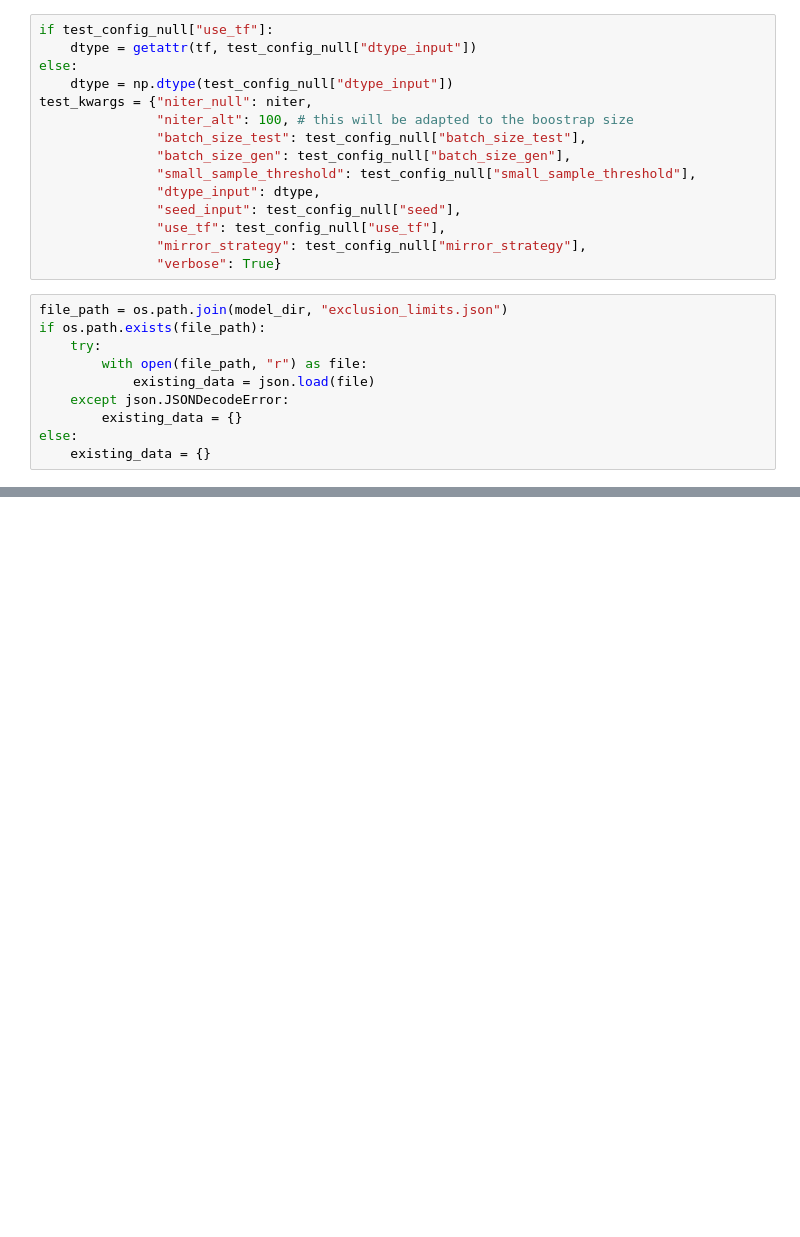
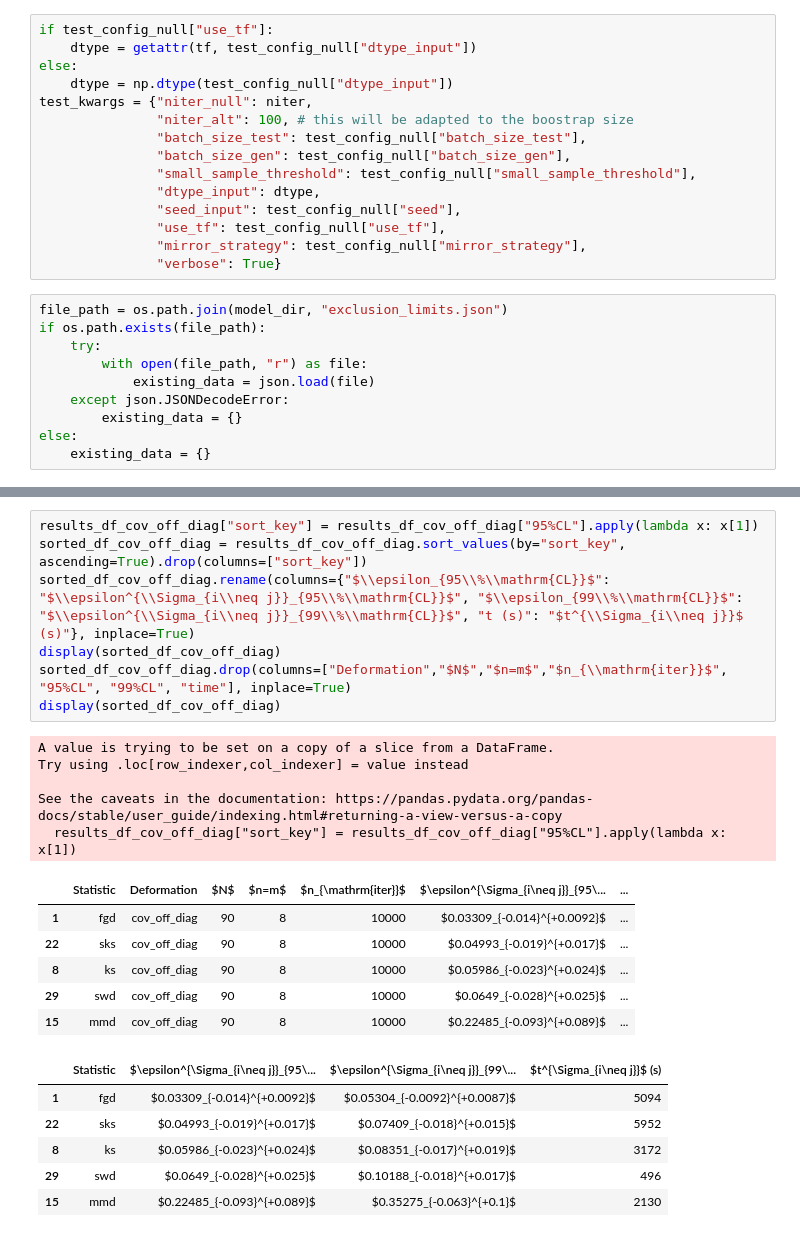
Before and after one commit to TwoSampleTests/JetNetMetrics, a Jupyter notebook: notebooks/particle_features_30_gluon_10K.ipynb, the cells around one changed output, grey strips where cells are left out. Drawn from its saved outputs; the diff is of its cells as text; blank space fills up the shorter version.

```diff
--- a/notebooks/particle_features_30_gluon_10K.ipynb
+++ b/notebooks/particle_features_30_gluon_10K.ipynb
@@ -911,0 +1037,25 @@ Running TF SWD calculatio
+# %%
+results_df_cov_off_diag["sort_key"] = results_df_cov_off_diag["95%CL"].apply(lambda x: x[1])
+sorted_df_cov_off_diag = results_df_cov_off_diag.sort_values(by="sort_key", ascending=True).drop(columns=["sort_key"])
+sorted_df_cov_off_diag.rename(columns={"$\\epsilon_{95\\%\\mathrm{CL}}$": "$\\epsilon^{\\Sigma_{i\\neq j}}_{95\\%\\mathrm{CL}}$", "$\\epsilon_{99\\%\\mathrm{CL}}$": "$\\epsilon^{\\Sigma_{i\\neq j}}_{99\\%\\mathrm{CL}}$", "t (s)": "$t^{\\Sigma_{i\\neq j}}$ (s)"}, inplace=True)
+display(sorted_df_cov_off_diag)
+sorted_df_cov_off_diag.drop(columns=["Deformation","$N$","$n=m$","$n_{\\mathrm{iter}}$", "95%CL", "99%CL", "time"], inplace=True)
+display(sorted_df_cov_off_diag)
+# %% [output]
+A value is trying to be set on a copy of a slice from a DataFrame.
+Try using .loc[row_indexer,col_indexer] = value instead
+
+See the caveats in the documentation: https://pandas.pydata.org/pandas-docs/stable/user_guide/indexing.html#returning-a-view-versus-a-copy
+  results_df_cov_off_diag["sort_key"] = results_df_cov_off_diag["95%CL"].apply(lambda x: x[1])
+|  | Statistic | Deformation | $N$ | $n=m$ | $n_{\mathrm{iter}}$ | $\epsilon^{\Sigma_{i\neq j}}_{95\... | ... |
+| 1 | fgd | cov_off_diag | 90 | 8 | 10000 | $0.03309_{-0.014}^{+0.0092}$ | ... |
+| 22 | sks | cov_off_diag | 90 | 8 | 10000 | $0.04993_{-0.019}^{+0.017}$ | ... |
+| 8 | ks | cov_off_diag | 90 | 8 | 10000 | $0.05986_{-0.023}^{+0.024}$ | ... |
+| 29 | swd | cov_off_diag | 90 | 8 | 10000 | $0.0649_{-0.028}^{+0.025}$ | ... |
+| 15 | mmd | cov_off_diag | 90 | 8 | 10000 | $0.22485_{-0.093}^{+0.089}$ | ... |
+|  | Statistic | $\epsilon^{\Sigma_{i\neq j}}_{95\... | $\epsilon^{\Sigma_{i\neq j}}_{99\... | $t^{\Sigma_{i\neq j}}$ (s) |
+| 1 | fgd | $0.03309_{-0.014}^{+0.0092}$ | $0.05304_{-0.0092}^{+0.0087}$ | 5094 |
+| 22 | sks | $0.04993_{-0.019}^{+0.017}$ | $0.07409_{-0.018}^{+0.015}$ | 5952 |
+| 8 | ks | $0.05986_{-0.023}^{+0.024}$ | $0.08351_{-0.017}^{+0.019}$ | 3172 |
+| 29 | swd | $0.0649_{-0.028}^{+0.025}$ | $0.10188_{-0.018}^{+0.017}$ | 496 |
+| 15 | mmd | $0.22485_{-0.093}^{+0.089}$ | $0.35275_{-0.063}^{+0.1}$ | 2130 |
```
Also changed, not shown: parts of 12 cells of this notebook, 14 other files.
